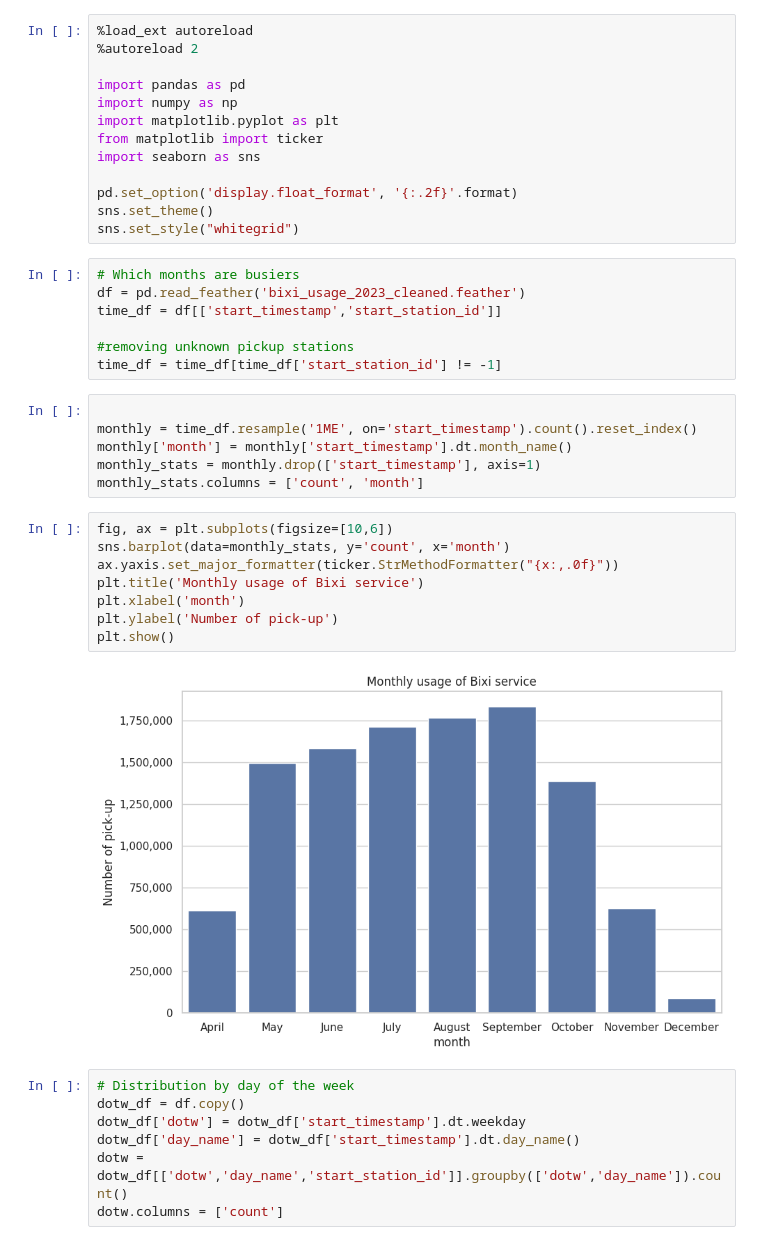
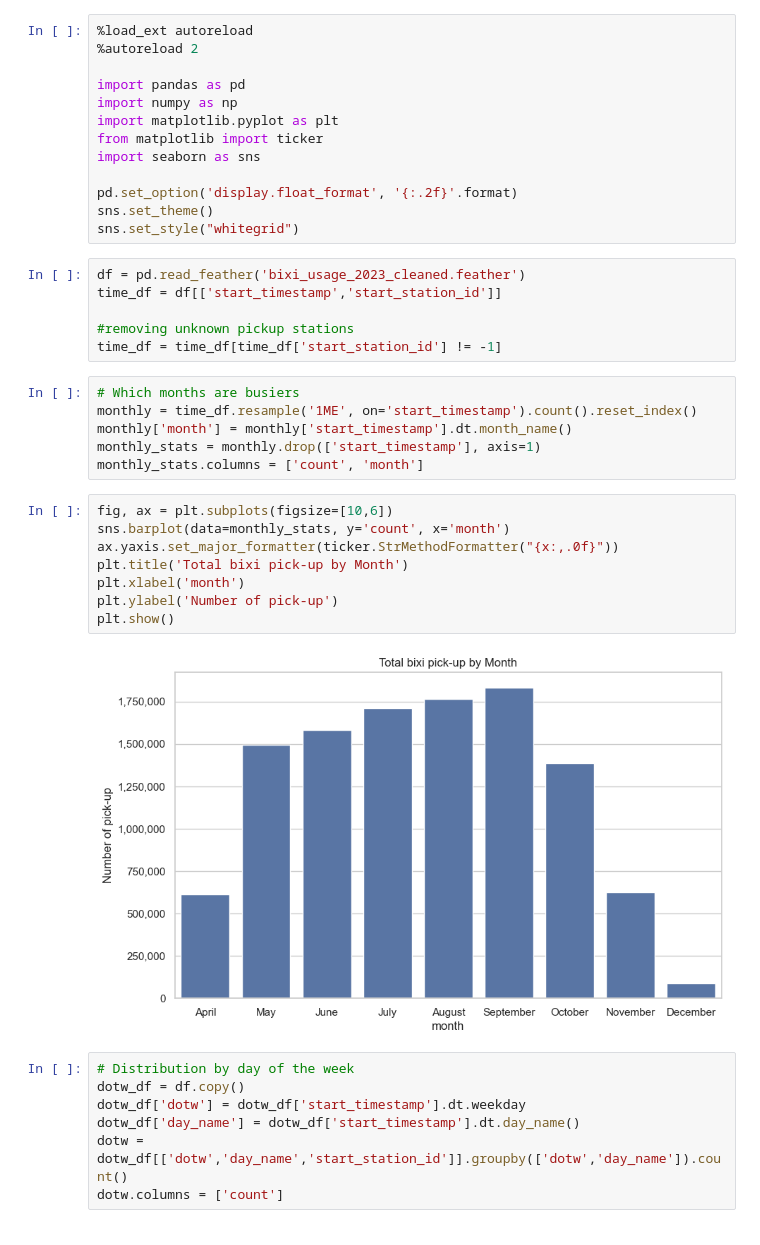
Before and after one commit to savardmaxime/Bixi-2023-stations-balance, a Jupyter notebook: eda_time.ipynb, the cells around one changed output. Cells and saved outputs as stored; diff of their text form.

```diff
--- a/eda_time.ipynb
+++ b/eda_time.ipynb
@@ -12,14 +12,13 @@ pd.set_option('display.float_format', '{:.2f}'.format)
 sns.set_theme()
 sns.set_style("whitegrid")
 # %%
-# Which months are busiers
 df = pd.read_feather('bixi_usage_2023_cleaned.feather')
 time_df = df[['start_timestamp','start_station_id']]
 
 #removing unknown pickup stations
 time_df = time_df[time_df['start_station_id'] != -1]
 # %%
-
+# Which months are busiers
 monthly = time_df.resample('1ME', on='start_timestamp').count().reset_index()
 monthly['month'] = monthly['start_timestamp'].dt.month_name()
 monthly_stats = monthly.drop(['start_timestamp'], axis=1)
@@ -27,13 +26,13 @@ monthly_stats.columns = ['count', 'month']
 # %%
 fig, ax = plt.subplots(figsize=[10,6])
 sns.barplot(data=monthly_stats, y='count', x='month')
 ax.yaxis.set_major_formatter(ticker.StrMethodFormatter("{x:,.0f}"))
-plt.title('Monthly usage of Bixi service')
+plt.title('Total bixi pick-up by Month')
 plt.xlabel('month')
 plt.ylabel('Number of pick-up')
 plt.show()
 # %% [output]
-[figure, old version]
+[figure, new version]
 # %%
 # Distribution by day of the week
 dotw_df = df.copy()
```
Also changed, not shown: parts of 2 cells of this notebook, 4 other files.
